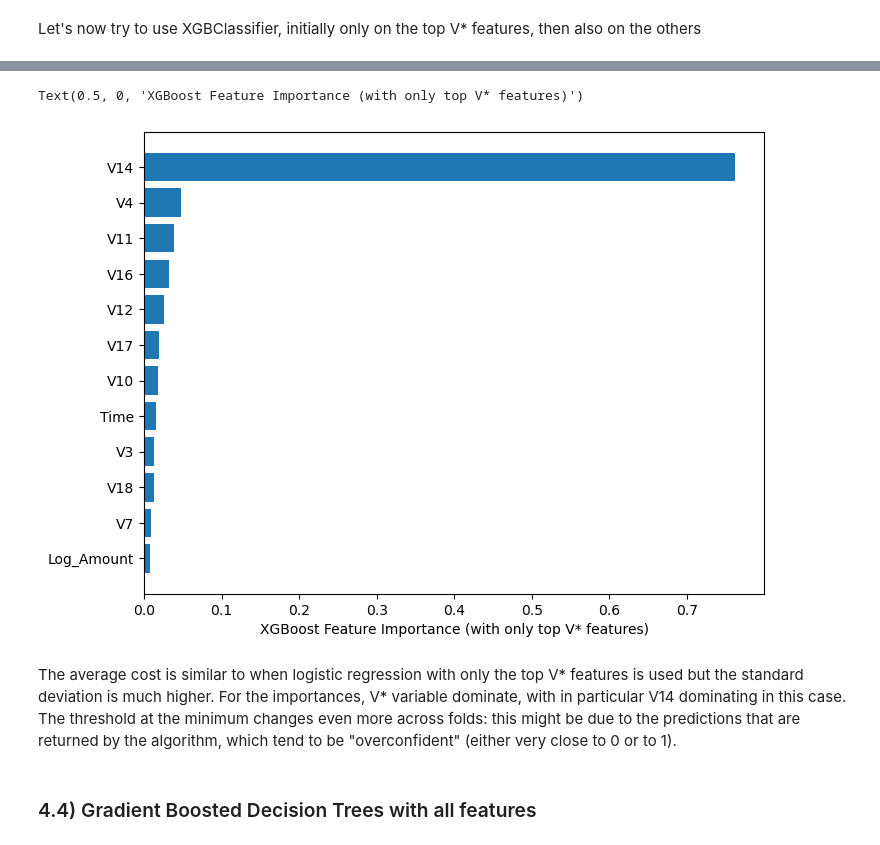
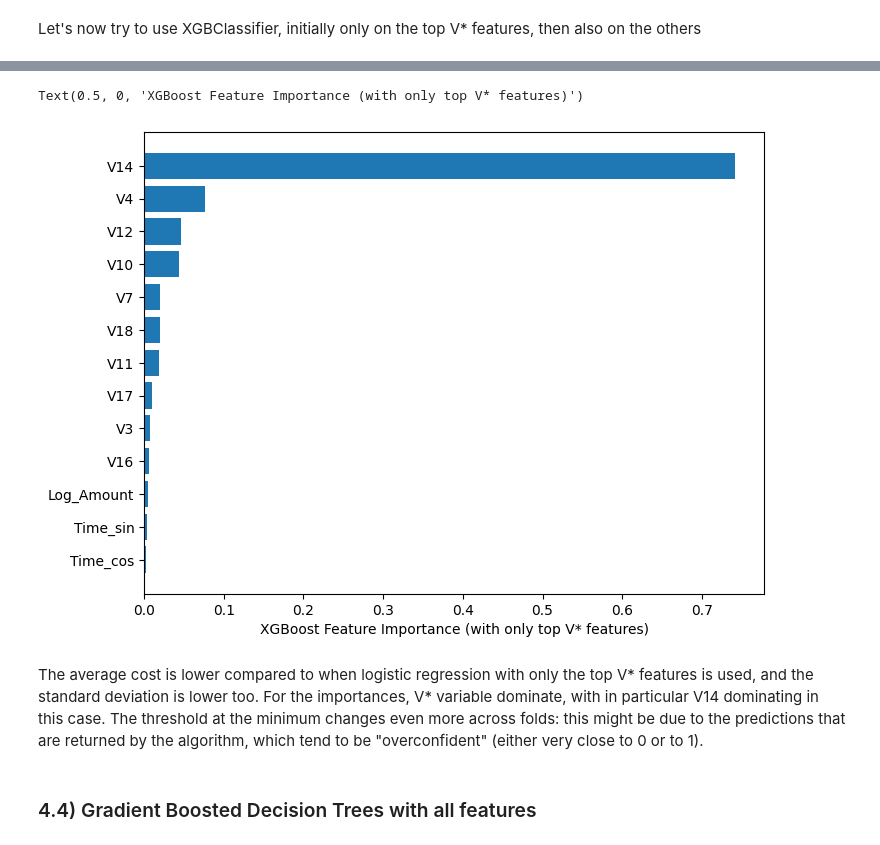
Before and after one commit to d-bruschini/fraud-detection-cost-optimization, a Jupyter notebook: fraud_detection.ipynb, the cells around one changed output, grey strips where cells are left out. Drawn from its saved outputs; the diff is of its cells as text; code cells hidden in the pictures.

```diff
--- a/fraud_detection.ipynb
+++ b/fraud_detection.ipynb
@@ -300,7 +303,10 @@ It seems like these distributions differ significantly for legitimate and fraudu
 ## 3) Data preprocessing
 # %%
 #Introduce 24 hour periodicity in fraud_df["Time"]
-fraud_df['Time'] = np.sin(fraud_df['Time'] / (3600*24))
+hour = (fraud_df['Time'] // 3600) % 24 # we take only the integer part, we take the rest of the integer division by 24 to define the hour
+fraud_df['Time_sin'] = np.sin(2 * np.pi * hour / 24)
+fraud_df['Time_cos'] = np.cos(2 * np.pi * hour / 24)
+fraud_df = fraud_df.drop('Time', axis=1)
 
 #Use logarithm of amount, ad we have seen that it returns fairly bell-shaped distributions
 fraud_df['Log_Amount'] = np.log(0.001+fraud_df['Amount']) #0.001 is added to avoid computing logarithm of 0
@@ -313,7 +319,7 @@ Let's now divide fraud_df into a training/cross-validation part and a testing pa
 X_for_split = fraud_df.drop(columns=['Class'])
 y_for_split = fraud_df['Class']
 
-X_for_split_train, X_for_split_test, y_for_split_train, y_for_split_test = train_test_split(X_for_split, y_for_split, random_state=RANDOM_STATE, test_size=TEST_SIZE)
+X_for_split_train, X_for_split_test, y_for_split_train, y_for_split_test = train_test_split(X_for_split, y_for_split, random_state=RANDOM_STATE, test_size=TEST_SIZE, stratify=y_for_split)
 
 fraud_df_train = pd.DataFrame(data = X_for_split_train, columns = fraud_df.columns)
 fraud_df_train['Class'] = y_for_split_train
@@ -363,7 +369,7 @@ In this analysis, the $5 is used as a simplified estimate of investigation costs
 As a first approach, we use only the top_v_features investigate more in detail above
 # %%
 #we select only the top v* features, time and log_amount
-fraud_df_train_top = fraud_df_train[["Time", "Log_Amount", "Class",*top_v_features]]
+fraud_df_train_top = fraud_df_train[["Time_sin", "Time_cos", "Log_Amount", "Class",*top_v_features]]
 # %%
 kf = StratifiedKFold(n_splits=n_folds, random_state=RANDOM_STATE, shuffle=True)
 #define logistic regression
@@ -464,19 +470,19 @@ Thresholds at minimum: [np.float32(0.05601094), np.float32(0.01682325), np.float
 # %%
 # plot feature importance
 importances = xgboost_top_models[0].feature_importances_
-unsorted_columns = ["Time", "Log_Amount", *top_v_features]
+unsorted_columns = [column for column in fraud_df_train_top.columns if column!="Class"]
 
 sorted_idx = importances.argsort()
 sorted_columns = [unsorted_columns[i] for i in sorted_idx]
 
 plt.figure(figsize=(8, 6))
 plt.barh(sorted_columns, importances[sorted_idx])
 plt.xlabel("XGBoost Feature Importance (with only top V* features)")
 # %% [output]
 Text(0.5, 0, 'XGBoost Feature Importance (with only top V* features)')
-[figure, old version]
+[figure, new version]
 # %% [markdown]
-The average cost is similar to when logistic regression with only the top V* features is used but the standard deviation is much higher. For the importances, V* variable dominate, with in particular V14 dominating in this case. The threshold at the minimum changes even more across folds: this might be due to the predictions that are returned by the algorithm, which tend to be "overconfident" (either very close to 0 or to 1).
+The average cost is lower compared to when logistic regression with only the top V* features is used, and the standard deviation is lower too. For the importances, V* variable dominate, with in particular V14 dominating in this case. The threshold at the minimum changes even more across folds: this might be due to the predictions that are returned by the algorithm, which tend to be "overconfident" (either very close to 0 or to 1).
 # %% [markdown]
 ### 4.4) Gradient Boosted Decision Trees with all features
 # %%
```
Also changed, not shown: parts of 33 cells of this notebook, 3 other files.
